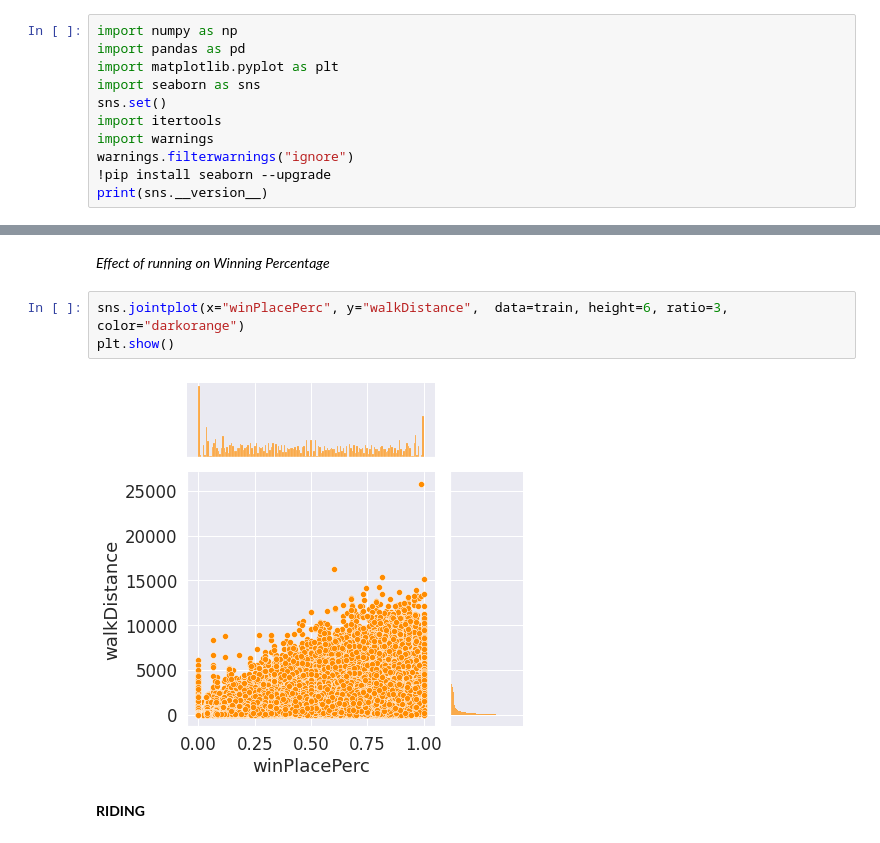
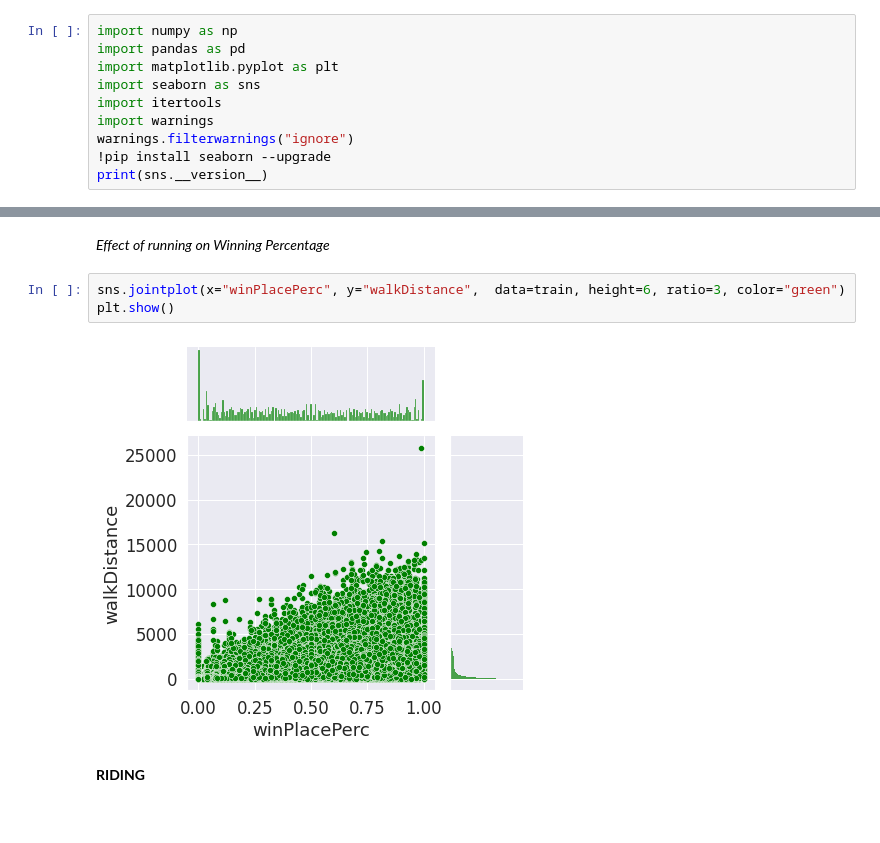
Before and after one commit to ANKITSHARMA98/PUBG-Data-Analysis, a Jupyter notebook: PUBG.ipynb, the cells around one changed output, grey strips where cells are left out. Saved outputs shown, nothing was run; the diff lists cells and outputs as text.

```diff
--- a/PUBG.ipynb
+++ b/PUBG.ipynb
@@ -8,7 +8,6 @@ import numpy as np
 import pandas as pd
 import matplotlib.pyplot as plt
 import seaborn as sns
-sns.set()
 import itertools
 import warnings
 warnings.filterwarnings("ignore")
@@ -247,10 +246,10 @@ plt.show()
 # %% [markdown]
 *Effect of running on Winning Percentage*
 # %%
-sns.jointplot(x="winPlacePerc", y="walkDistance",  data=train, height=6, ratio=3, color="darkorange")
+sns.jointplot(x="winPlacePerc", y="walkDistance",  data=train, height=6, ratio=3, color="green")
 plt.show()
 # %% [output]
-[figure, old version]
+[figure, new version]
 # %% [markdown]
 **RIDING**
 # %%
```
Also changed, not shown: parts of 14 cells of this notebook.
